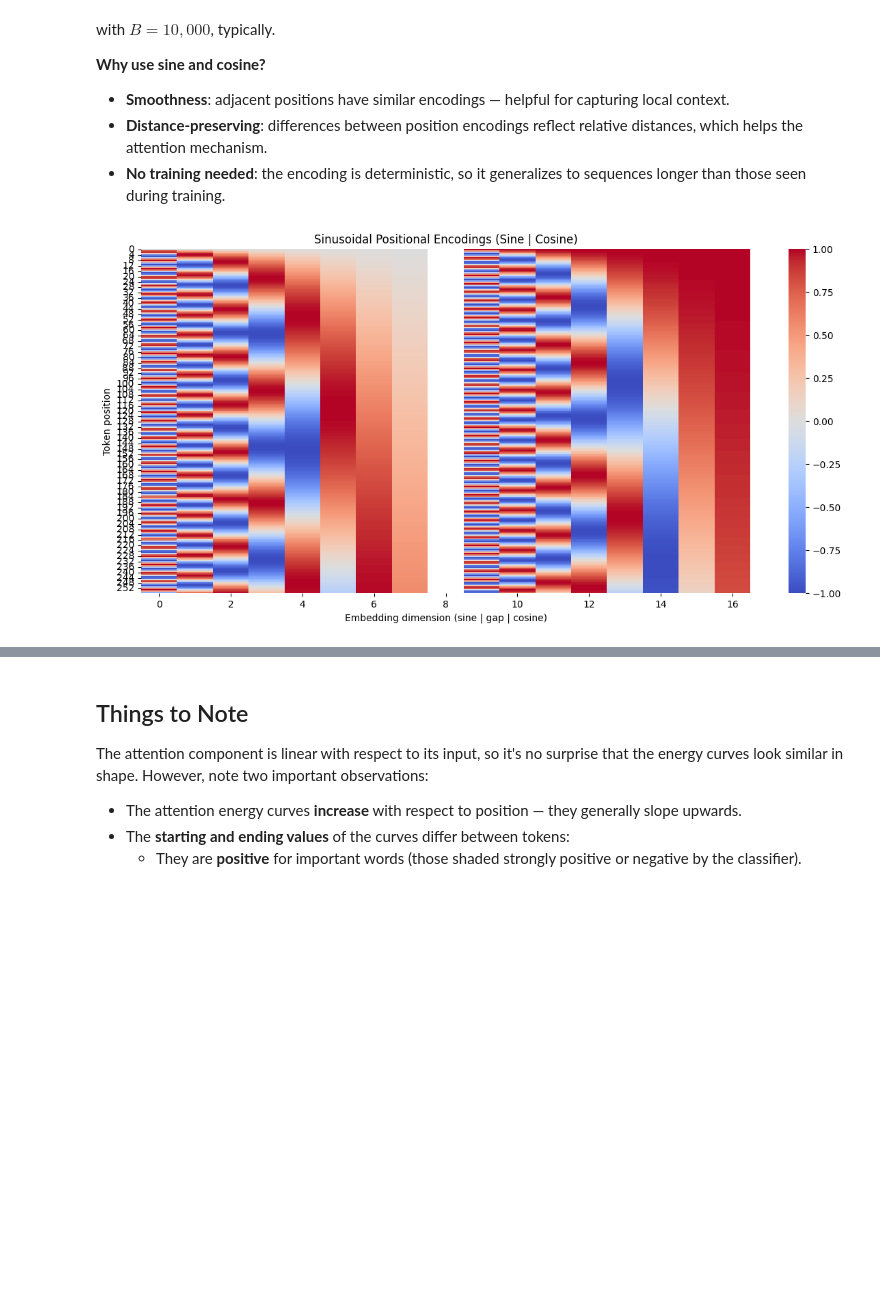
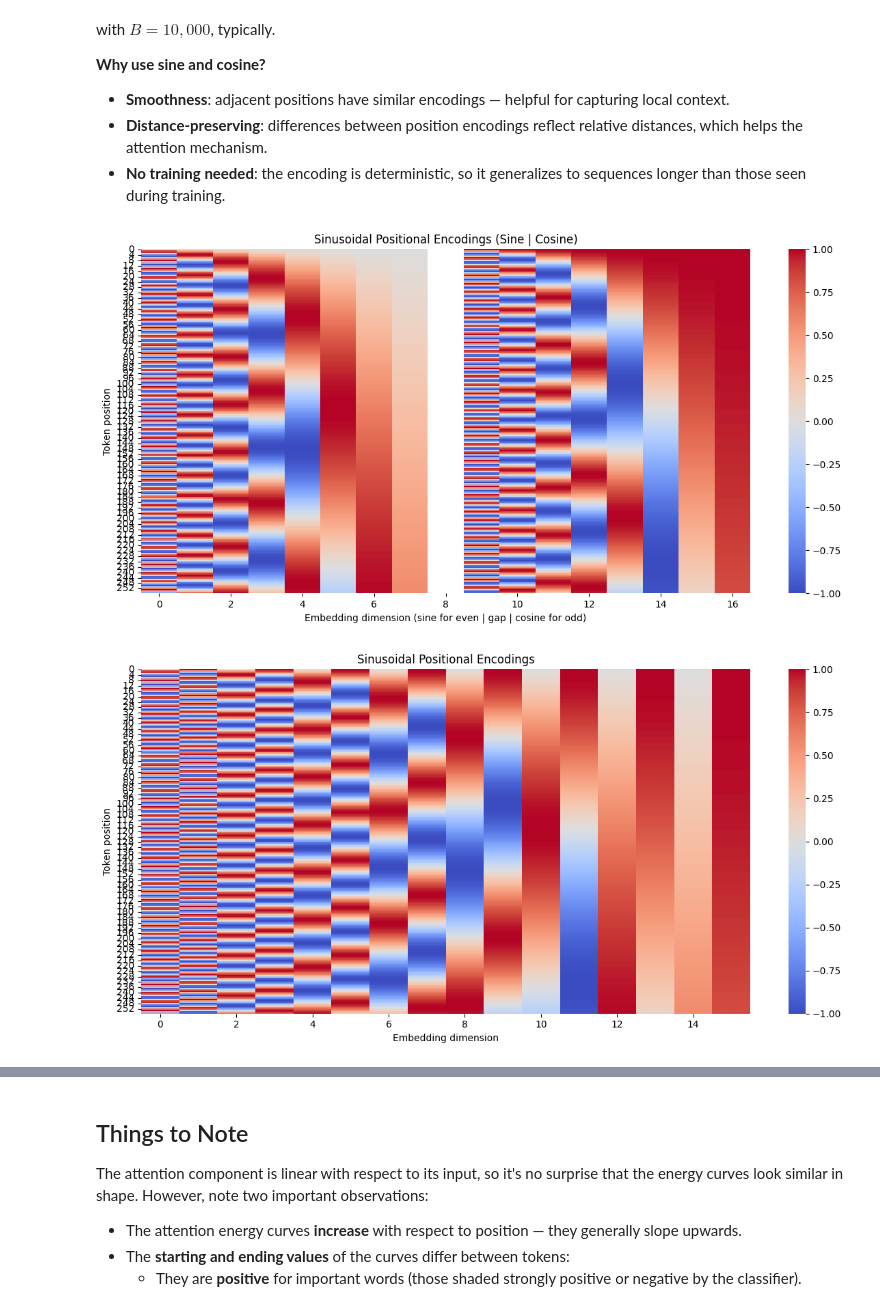
Before and after one commit to roguxivlo/Machine-Learning-2024, a Jupyter notebook: Lab12-NLP-towards-attention.ipynb, the cells around one changed output, grey strips where cells are left out. Cells and saved outputs as stored; diff of their text form; code cells hidden in the pictures; blank space fills up the shorter version.

```diff
--- a/Lab12-NLP-towards-attention.ipynb
+++ b/Lab12-NLP-towards-attention.ipynb
@@ -816,12 +812,15 @@ Elapsed time: 924.71 seconds
 # Positional Encoding
 -----------------------
 # %%
+import torch
+
 pos_cnt = 16
+positional_encoding_B = 1000
 
 def sinusoid_positions(max_len = MAX_LEN, dim = pos_cnt):
     pos = torch.arange(max_len, device=device).float().unsqueeze(1)
     i   = torch.arange(dim, device=device).float().unsqueeze(0)
-    angle = pos / (1000 ** (2 * (i//2) / dim))
+    angle = pos / (positional_encoding_B ** (2 * (i//2) / dim))
     S = torch.zeros(max_len, dim, device=device)
     S[:, 0::2] = torch.sin(angle[:, 0::2])
     S[:, 1::2] = torch.cos(angle[:, 1::2])
@@ -851,34 +850,41 @@ with $B=10,000$, typically.
 - **Distance-preserving**: differences between position encodings reflect relative distances, which helps the attention mechanism.
 - **No training needed**: the encoding is deterministic, so it generalizes to sequences longer than those seen during training.
 # %%
-
-
 import matplotlib.pyplot as plt
 import seaborn as sns
-import torch
 import numpy as np
 
 # Create sinusoidal matrix S
 S = sinusoid_positions() # size: words, features
 
 # Separate sine (even) and cosine (odd) components
 sine = S[:, ::2]
 cosine = S[:, 1::2]
 gap = torch.full((S.size(0), 1), float('nan'))  # vertical separator
 
 # Concatenate: [sine | gap | cosine]
 S_sep = torch.cat([sine, gap, cosine], dim=1)
 
 # Plot as heatmap
 plt.figure(figsize=(12, 6))
 sns.heatmap(S_sep.cpu().numpy(), cmap="coolwarm", cbar=True, xticklabels=2, yticklabels=4)
 plt.title("Sinusoidal Positional Encodings (Sine | Cosine)")
-plt.xlabel("Embedding dimension (sine | gap | cosine)")
+plt.xlabel("Embedding dimension (sine for even | gap | cosine for odd)")
 plt.ylabel("Token position")
 plt.tight_layout()
 plt.show()
+
+# Plot as heatmap
+plt.figure(figsize=(12, 6))
+sns.heatmap(S.cpu().numpy(), cmap="coolwarm", cbar=True, xticklabels=2, yticklabels=4)
+plt.title("Sinusoidal Positional Encodings")
+plt.xlabel("Embedding dimension")
+plt.ylabel("Token position")
+plt.tight_layout()
+plt.show()
 # %% [output]
-[figure, old version]
+[figure, new version]
+[figure, added]
 # %%
 embed_cnt = 16          # word embeddings
 pos_cnt = 16            # pos embeddings
```
Also changed, not shown: parts of 15 cells of this notebook.
